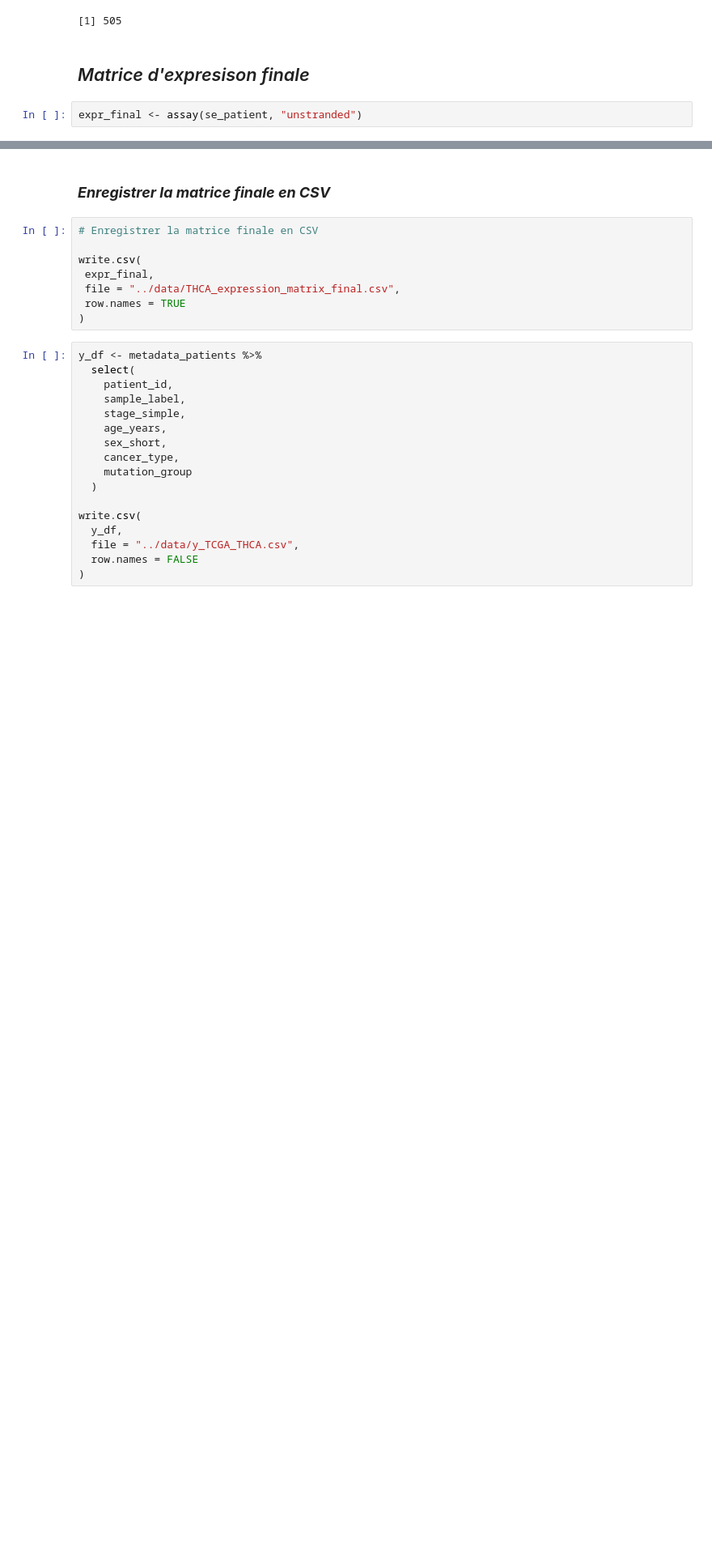
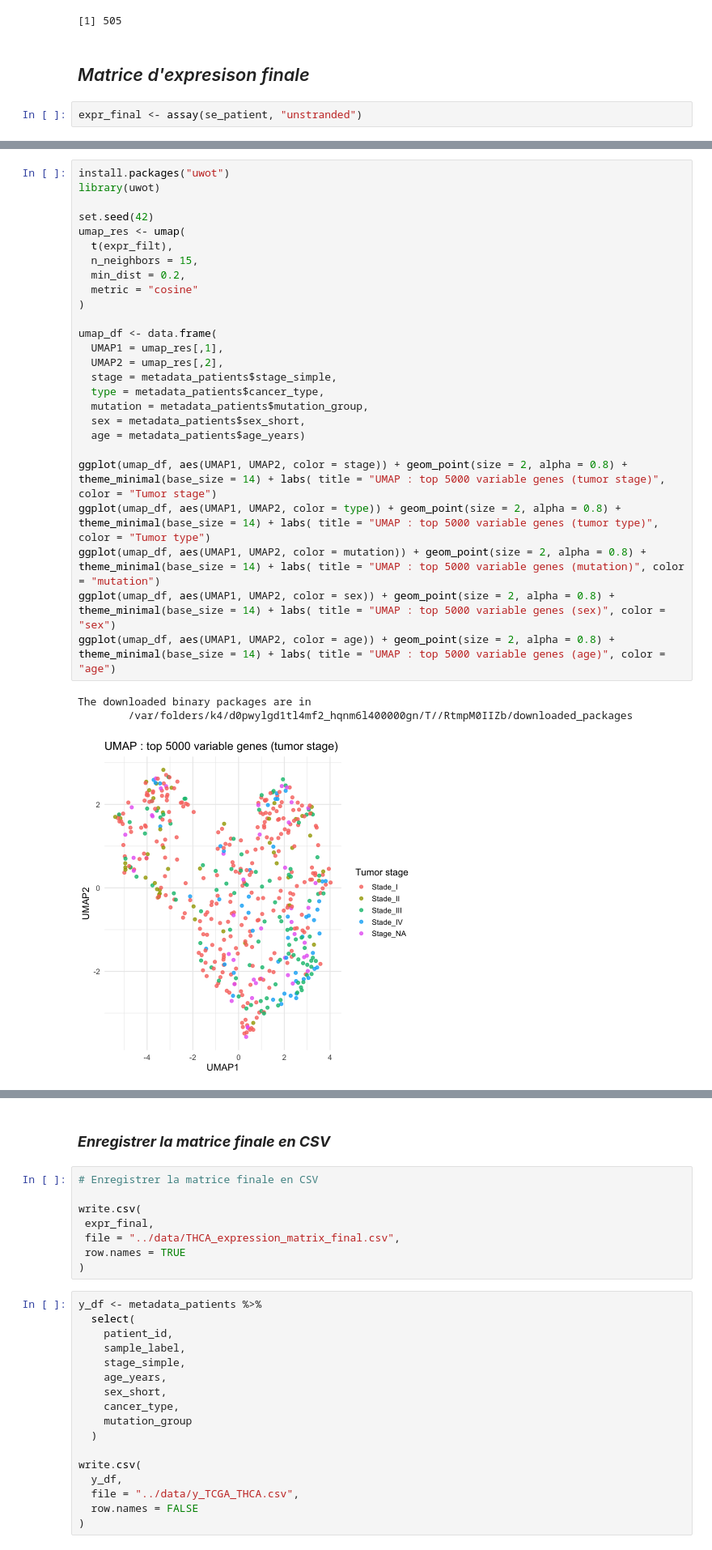
Before and after one commit to elodiehusson/Deep-Learning-Project, a Jupyter notebook: script/expression matrix finale.ipynb, the cells around one changed output, grey strips where cells are left out. Shown at 81% size. Drawn from its saved outputs; the diff is of its cells as text; blank space fills up the shorter version.

Commit message:
UMAP + PCA

```diff
--- a/script/expression matrix finale.ipynb
+++ b/script/expression matrix finale.ipynb
@@ -537,0 +592,30 @@ A matrix: 6 × 5 of type int
+# %%
+install.packages("uwot")
+library(uwot)
+
+set.seed(42)
+umap_res <- umap(
+  t(expr_filt),
+  n_neighbors = 15,
+  min_dist = 0.2,
+  metric = "cosine"
+)
+
+umap_df <- data.frame(
+  UMAP1 = umap_res[,1],
+  UMAP2 = umap_res[,2],
+  stage = metadata_patients$stage_simple,
+  type = metadata_patients$cancer_type,
+  mutation = metadata_patients$mutation_group,
+  sex = metadata_patients$sex_short,
+  age = metadata_patients$age_years)
+
+ggplot(umap_df, aes(UMAP1, UMAP2, color = stage)) + geom_point(size = 2, alpha = 0.8) + theme_minimal(base_size = 14) + labs( title = "UMAP : top 5000 variable genes (tumor stage)", color = "Tumor stage")
+ggplot(umap_df, aes(UMAP1, UMAP2, color = type)) + geom_point(size = 2, alpha = 0.8) + theme_minimal(base_size = 14) + labs( title = "UMAP : top 5000 variable genes (tumor type)", color = "Tumor type")
+ggplot(umap_df, aes(UMAP1, UMAP2, color = mutation)) + geom_point(size = 2, alpha = 0.8) + theme_minimal(base_size = 14) + labs( title = "UMAP : top 5000 variable genes (mutation)", color = "mutation")
+ggplot(umap_df, aes(UMAP1, UMAP2, color = sex)) + geom_point(size = 2, alpha = 0.8) + theme_minimal(base_size = 14) + labs( title = "UMAP : top 5000 variable genes (sex)", color = "sex")
+ggplot(umap_df, aes(UMAP1, UMAP2, color = age)) + geom_point(size = 2, alpha = 0.8) + theme_minimal(base_size = 14) + labs( title = "UMAP : top 5000 variable genes (age)", color = "age")
+# %% [output]
+The downloaded binary packages are in
+        /var/folders/k4/d0pwylgd1tl4mf2_hqnm6l400000gn/T//RtmpM0IIZb/downloaded_packages
+[figure, added]
```
Also changed, not shown: parts of 8 cells of this notebook.
